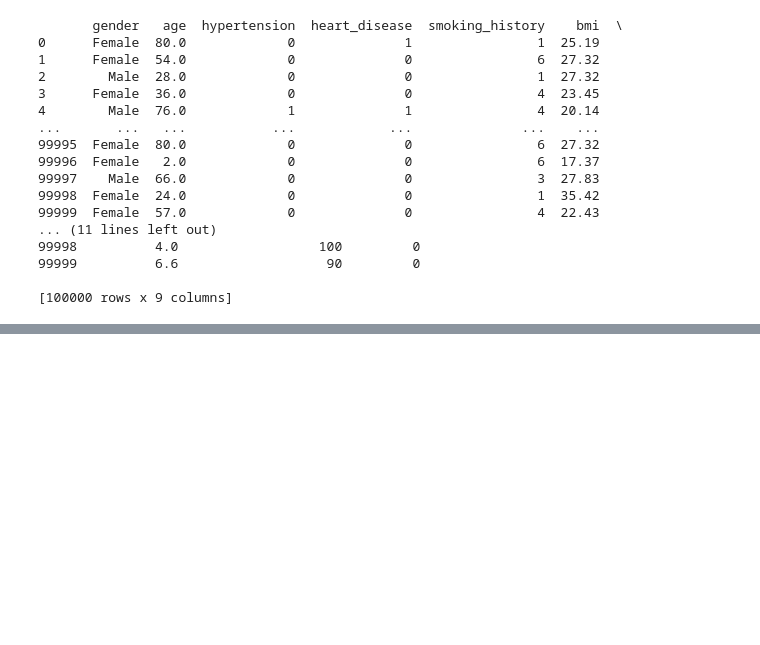
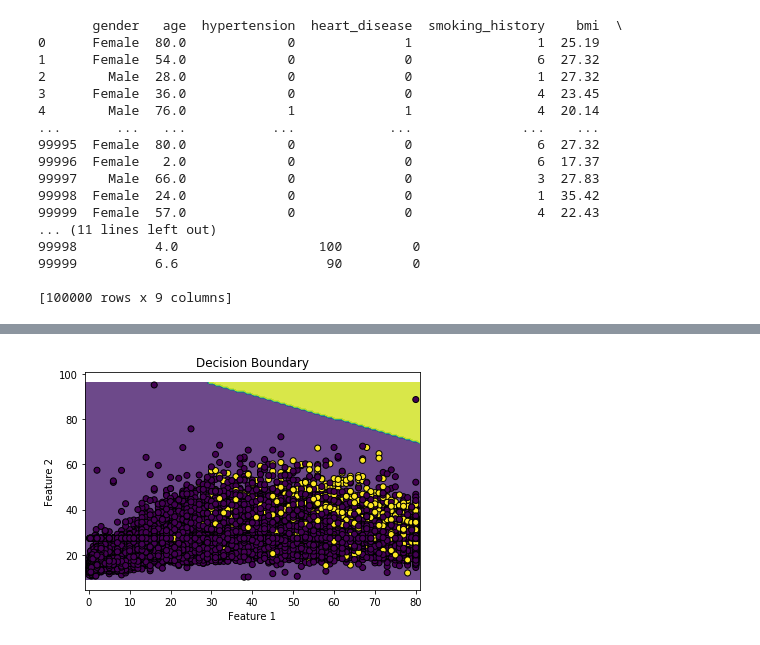
Before and after one commit to MattC04/Predicting_Diabetes, a Jupyter notebook: logistic_regression.ipynb, the cells around one changed output, grey strips where cells are left out. Saved outputs shown, nothing was run; the diff lists cells and outputs as text; code cells hidden in the pictures; blank space fills up the shorter version.

```diff
--- a/logistic_regression.ipynb
+++ b/logistic_regression.ipynb
@@ -66,0 +73,6 @@ print(score)
+# %%
+headers = list(df)
+importance = LR.coef_
+
+for i in range(7):
+    print(headers[i+1], ": ", importance[0][i])
@@ -66,0 +87,28 @@ print(score)
+# %%
+x_min, x_max = X_test['age'].min() - 1, X_test['age'].max() + 1
+y_min, y_max = X_test['bmi'].min() - 1, X_test['bmi'].max() + 1
+xx, yy = np.meshgrid(np.linspace(x_min, x_max, 100), np.linspace(y_min, y_max, 100))
+
+# Predict over the meshgrid
+pass # TODO
+
+ht = np.array([st.mode(X_test['hypertension']).mode.item() for i in range(10000)])
+hd = np.array([st.mode(X_test['heart_disease']).mode.item() for i in range(10000)])
+sh = np.array([st.mode(X_test['smoking_history']).mode.item() for i in range(10000)])
+
+hb = np.array([np.mean(X_test['HbA1c_level']) for i in range(10000)])
+gc = np.array([np.mean(X_test['blood_glucose_level']) for i in range(10000)])
+
+
+Z = LR.predict(np.c_[np.ravel(xx), ht, hd, sh, np.ravel(yy), hb, gc])
+Z = Z.reshape(xx.shape)
+
+# Plot
+plt.contourf(xx, yy, Z, alpha=0.8)
+plt.scatter(X_test['age'], X_test['bmi'], c=y_test, edgecolors='k')
+plt.xlabel('Feature 1')
+plt.ylabel('Feature 2')
+plt.title('Decision Boundary')
+plt.show()
+# %% [output]
+[figure, added]
```
Also changed, not shown: parts of 4 cells of this notebook.
